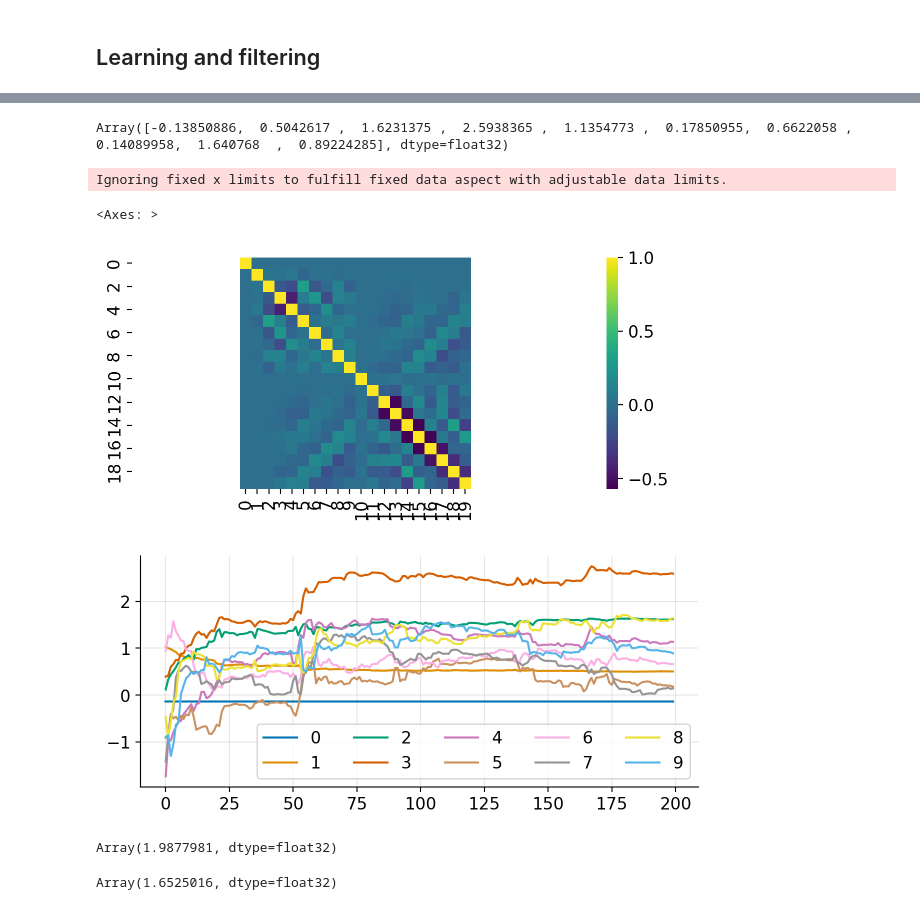
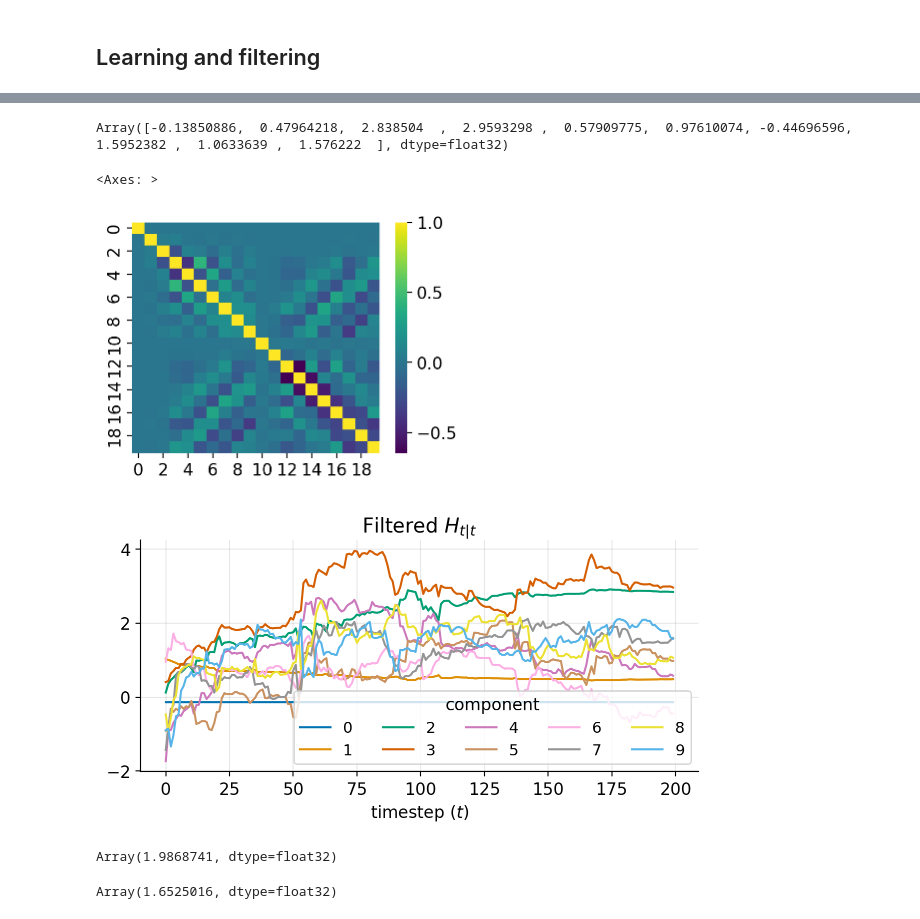
Before and after one commit to gerdm/filtering-notes, a Jupyter notebook: 03-kalman-filter/arma-learning.ipynb, the cells around one changed output, grey strips where cells are left out. Saved outputs shown, nothing was run; the diff lists cells and outputs as text; code cells hidden in the pictures.

```diff
--- a/03-kalman-filter/arma-learning.ipynb
+++ b/03-kalman-filter/arma-learning.ipynb
@@ -123,6 +133,6 @@ plt.grid(alpha=0.3)
 # %%
 Q = T @ R @ T.T
-n_forecast = 10
+n_forecast = 12
 _step = partial(kf_step_optimal, H=H[None, :], F=F, R=R, Q=Q, n_forecast=n_forecast)
 y = sample["y"]
 
@@ -270,10 +278,15 @@ def kf_step_lin(bel, y, ssm, n_inner=1):
     _inner = lambda _, bel: kf_step_inner(bel, bel_pred, y, ssm)
     bel = jax.lax.fori_loop(0, n_inner, _inner, bel_pred)
 
+    mean_latent = bel.mean_latent(ssm.latent_dim)
+    H_est = bel.mean_coeff(ssm.latent_dim)
+    mu_forecast = jnp.concat([mean_latent[None, :], forecast_mean(F, mean_latent, n_forecast)])
+    y_forecast = jnp.einsum("...m,sm->...s", H_est, mu_forecast)
     out = {
         "mu": bel.mean,
-        # "err": err,
         "yhat": bel_pred.predict(bel_pred, ssm.latent_dim),
+        "y_corrected": H_est @ mean_latent,
+        "y_forecast": y_forecast,
     }
 
     return bel, out
@@ -288,7 +300,7 @@ state = KFState.init(key_train, dim=ma_n, cov_coeff=1.0, cov_latent=1.0)
 %%time
 
 A = block_diag(jnp.eye(ma_n), F)
-Q = block_diag(jnp.eye(ma_n) *0.01, T @ R @ T.T)
+Q = block_diag(jnp.eye(ma_n) * 0.1, T @ R @ T.T)
 
 ssm_cfg = SSMConfig(
     F=A,
@@ -307,27 +319,28 @@ Wall time: 99.8 ms
 # %%
 bel_final.mean_coeff(bel_final.dim)
 # %% [output]
-Array([-0.13850886,  0.5042617 ,  1.6231375 ,  2.5938365 ,  1.1354773 ,  0.17850955,  0.6622058 ,  0.14089958,  1.640768  ,  0.89224285], dtype=float32)
+Array([-0.13850886,  0.47964218,  2.838504  ,  2.9593298 ,  0.57909775,  0.97610074, -0.44696596,  1.5952382 ,  1.0633639 ,  1.576222  ], dtype=float32)
 # %%
+fig, ax = plt.subplots(figsize=(4.0, 3.0))
 corr = bel_final.cov
 corr = jnp.einsum("ij,ii,jj->ij", corr, 1/jnp.sqrt(corr), 1/jnp.sqrt(corr))
-plt.axis("equal")
 sns.heatmap(corr, cmap="viridis")
 # %% [output]
-Ignoring fixed x limits to fulfill fixed data aspect with adjustable data limits.
+<Axes: >
-<Axes: >
-[figure, old version]
+[figure, new version]
 # %%
 for i in range(10):
     plt.plot(hist_online["mu"][:, i], label=i)
-plt.legend(ncol=5)
+plt.legend(ncol=5, title="component", fontsize=11)
+plt.xlabel("timestep ($t$)")
+plt.title(r"Filtered $H_{t|t}$")
 plt.grid(alpha=0.3)
 # %% [output]
-[figure, old version]
+[figure, new version]
 # %%
 jnp.sqrt(jnp.power(sample["y"] - hist_online["yhat"], 2).mean())
 # %% [output]
-Array(1.9877981, dtype=float32)
+Array(1.9868741, dtype=float32)
 # %%
 jnp.sqrt(jnp.power(sample["y"] - hist_optimal["yhat"], 2).mean())
 # %% [output]
```
Also changed, not shown: parts of 15 cells of this notebook.
